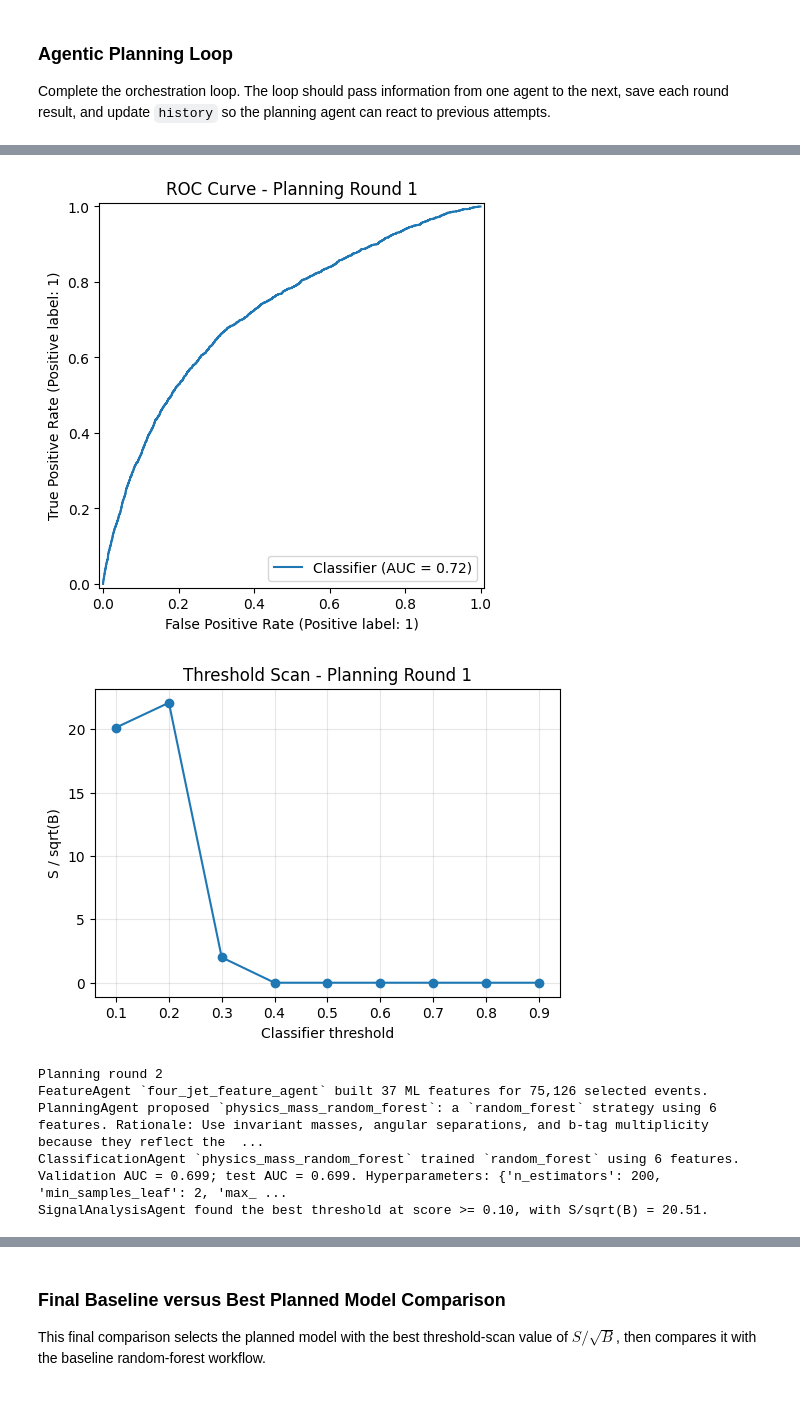
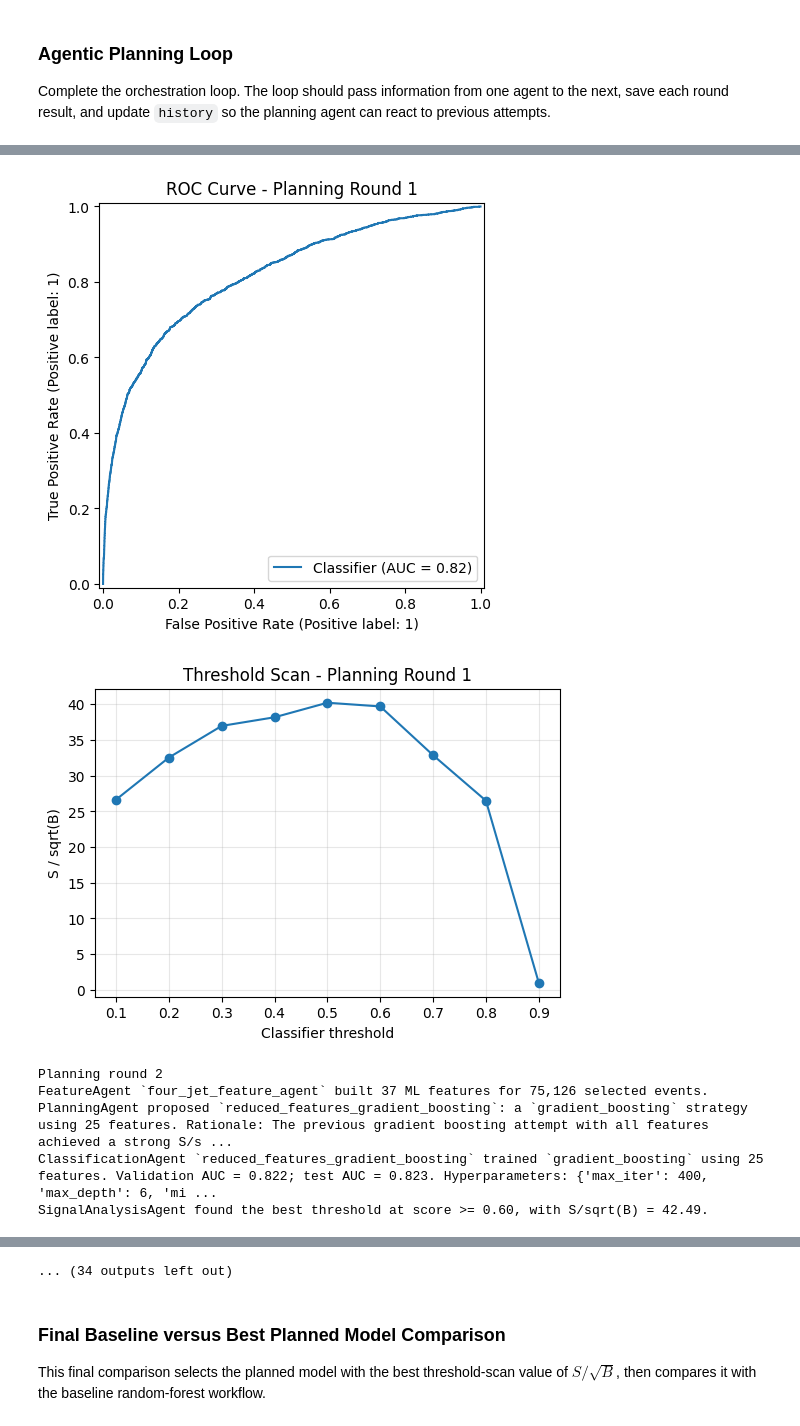
Before and after one commit to j4lando/phys417, a Jupyter notebook: lab7-agnetic/Lab7_Agentic_Workflow.ipynb, the cells around one changed output, grey strips where cells are left out. Drawn from its saved outputs; the diff is of its cells as text; code cells hidden in the pictures.

```diff
--- a/lab7-agnetic/Lab7_Agentic_Workflow.ipynb
+++ b/lab7-agnetic/Lab7_Agentic_Workflow.ipynb
@@ -687,7 +690,7 @@ display(pd.DataFrame([baseline_summary]))
 
 Complete the orchestration loop. The loop should pass information from one agent to the next, save each round result, and update `history` so the planning agent can react to previous attempts.
 # %%
-NUM_PLANNING_ROUNDS = 2
+NUM_PLANNING_ROUNDS = 20
 history = []
 planned_results = []
 planning_agent = PlanningAgent()
@@ -766,8 +769,8 @@ SignalAnalysisAgent found the best threshold at score >= 0.20, with S/sqrt(B) =
-[figure, old version]
+[figure, new version]
-[figure, old version]
+[figure, new version]
 Planning round 2
 FeatureAgent `four_jet_feature_agent` built 37 ML features for 75,126 selected events.
-PlanningAgent proposed `physics_mass_random_forest`: a `random_forest` strategy using 6 features. Rationale: Use invariant masses, angular separations, and b-tag multiplicity because they reflect the  ...
-ClassificationAgent `physics_mass_random_forest` trained `random_forest` using 6 features. Validation AUC = 0.699; test AUC = 0.699. Hyperparameters: {'n_estimators': 200, 'min_samples_leaf': 2, 'max_ ...
-SignalAnalysisAgent found the best threshold at score >= 0.10, with S/sqrt(B) = 20.51.
+PlanningAgent proposed `reduced_features_gradient_boosting`: a `gradient_boosting` strategy using 25 features. Rationale: The previous gradient boosting attempt with all features achieved a strong S/s ...
+ClassificationAgent `reduced_features_gradient_boosting` trained `gradient_boosting` using 25 features. Validation AUC = 0.822; test AUC = 0.823. Hyperparameters: {'max_iter': 400, 'max_depth': 6, 'mi ...
+SignalAnalysisAgent found the best threshold at score >= 0.60, with S/sqrt(B) = 42.49.
 |  | round | strategy | model_family | features_used | hyperparameters | test_auc | best_threshold | ... |
@@ -778,3 +792,4 @@ SignalAnalysisAgent found the best threshold at score >= 0.10, with S/sqrt(B) =
+... (34 outputs left out)
 # %% [markdown]
 ### Final Baseline versus Best Planned Model Comparison
 
```
Also changed, not shown: parts of 5 cells of this notebook, 1 other file.
